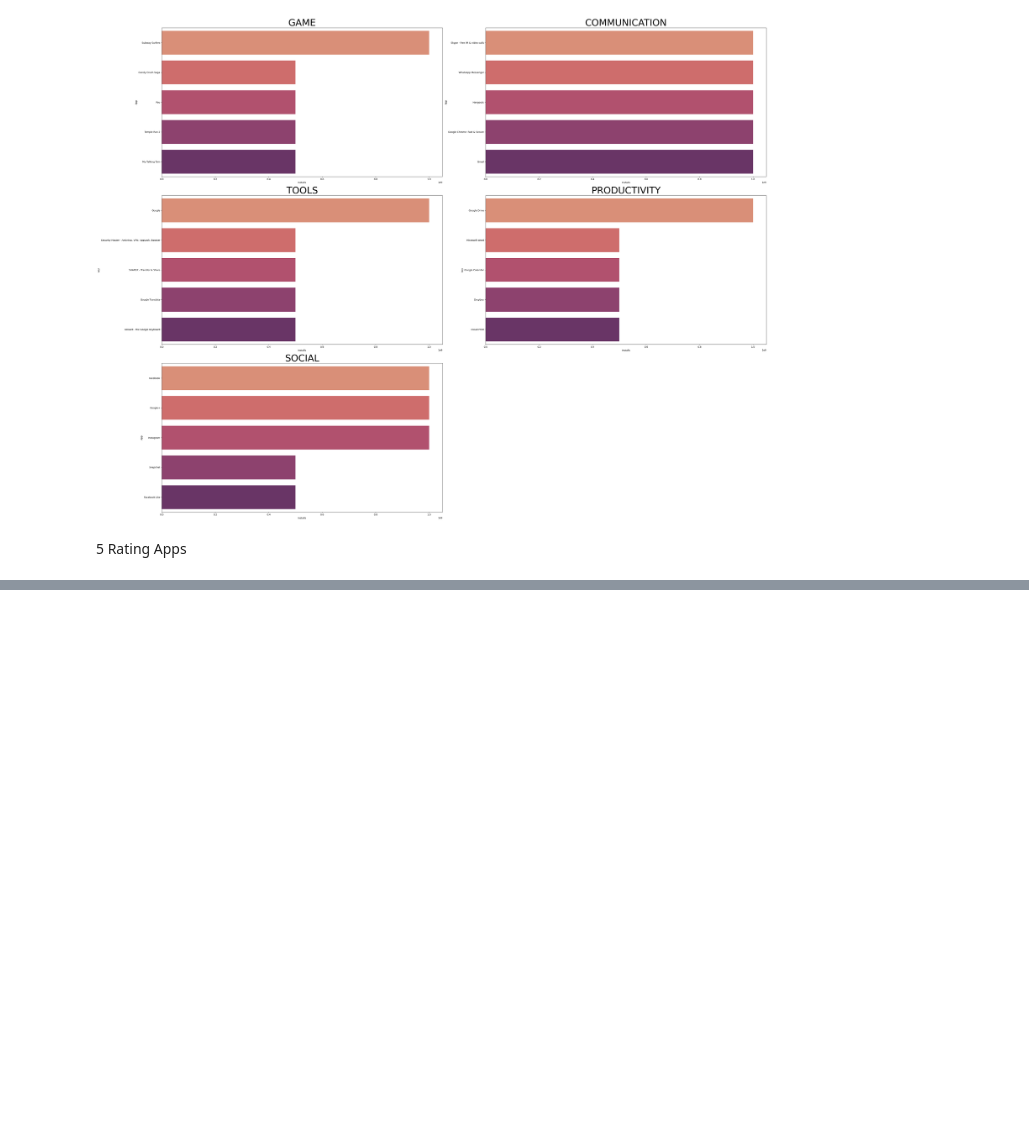
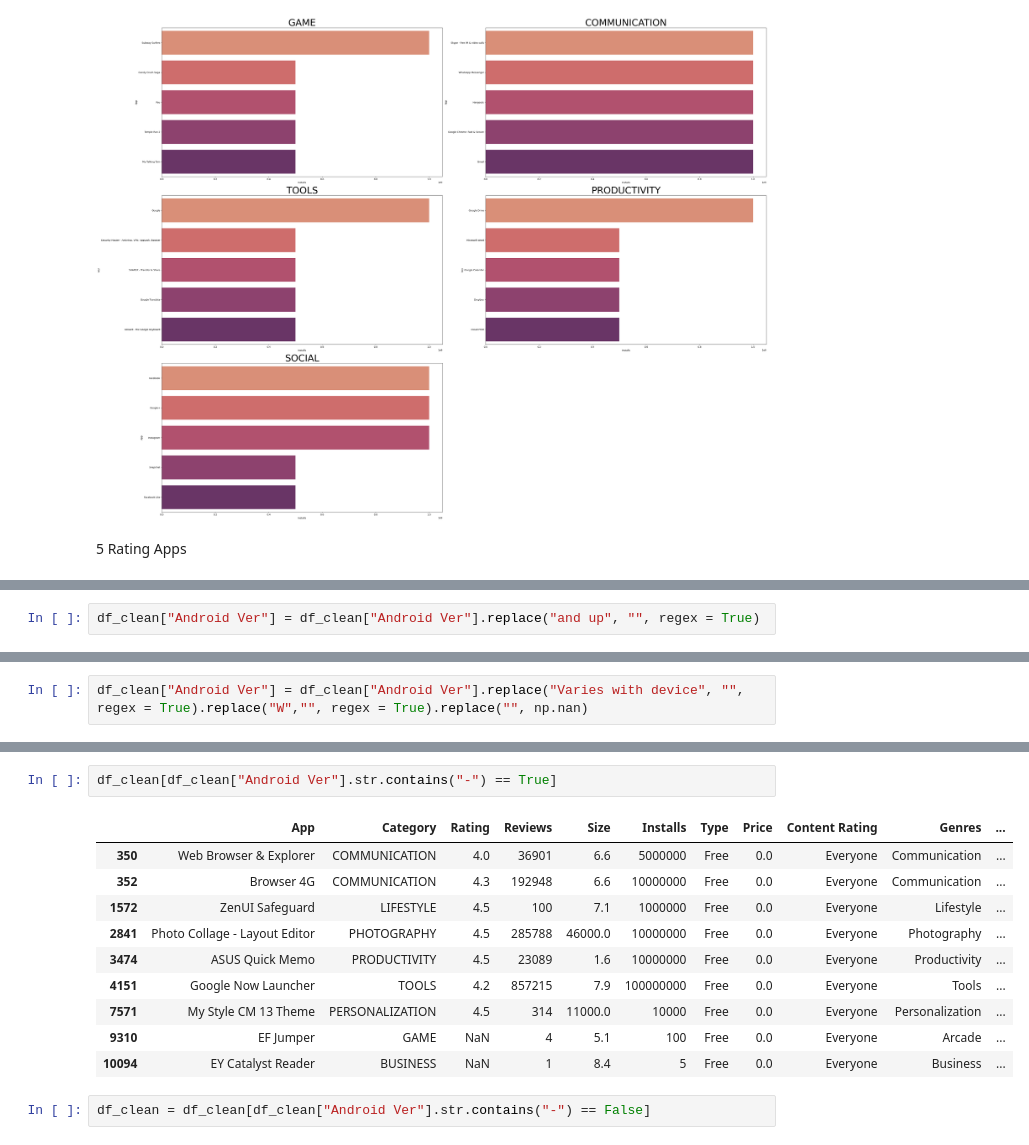
Before and after one commit to byt23/EDA-FeatureEngineering-Resampling_Encoding, a Jupyter notebook: EDA & Encoding/google_play_store.ipynb, the cells around one changed output, grey strips where cells are left out. Saved outputs shown, nothing was run; the diff lists cells and outputs as text; blank space fills up the shorter version.

Commit message:
- I finished "google_play_store.ipynb".

```diff
--- a/EDA & Encoding/google_play_store.ipynb
+++ b/EDA & Encoding/google_play_store.ipynb
@@ -944,0 +981,2 @@ Name: Rating, Length: 9659, dtype: float64
+# %%
+df_clean["Android Ver"] = df_clean["Android Ver"].replace("and up", "", regex = True)
@@ -944,0 +998,2 @@ Name: Rating, Length: 9659, dtype: float64
+# %%
+df_clean["Android Ver"] = df_clean["Android Ver"].replace("Varies with device", "", regex = True).replace("W","", regex = True).replace("", np.nan)
@@ -944,0 +1029,15 @@ Name: Rating, Length: 9659, dtype: float64
+# %%
+df_clean[df_clean["Android Ver"].str.contains("-") == True]
+# %% [output]
+|  | App | Category | Rating | Reviews | Size | Installs | Type | Price | Content Rating | Genres | ... |
+| 350 | Web Browser & Explorer | COMMUNICATION | 4.0 | 36901 | 6.6 | 5000000 | Free | 0.0 | Everyone | Communication | ... |
+| 352 | Browser 4G | COMMUNICATION | 4.3 | 192948 | 6.6 | 10000000 | Free | 0.0 | Everyone | Communication | ... |
+| 1572 | ZenUI Safeguard | LIFESTYLE | 4.5 | 100 | 7.1 | 1000000 | Free | 0.0 | Everyone | Lifestyle | ... |
+| 2841 | Photo Collage - Layout Editor | PHOTOGRAPHY | 4.5 | 285788 | 46000.0 | 10000000 | Free | 0.0 | Everyone | Photography | ... |
+| 3474 | ASUS Quick Memo | PRODUCTIVITY | 4.5 | 23089 | 1.6 | 10000000 | Free | 0.0 | Everyone | Productivity | ... |
+| 4151 | Google Now Launcher | TOOLS | 4.2 | 857215 | 7.9 | 100000000 | Free | 0.0 | Everyone | Tools | ... |
+| 7571 | My Style CM 13 Theme | PERSONALIZATION | 4.5 | 314 | 11000.0 | 10000 | Free | 0.0 | Everyone | Personalization | ... |
+| 9310 | EF Jumper | GAME | NaN | 4 | 5.1 | 100 | Free | 0.0 | Everyone | Arcade | ... |
+| 10094 | EY Catalyst Reader | BUSINESS | NaN | 1 | 8.4 | 5 | Free | 0.0 | Everyone | Business | ... |
+# %%
+df_clean = df_clean[df_clean["Android Ver"].str.contains("-") == False]
```
Also changed, not shown: parts of 22 cells of this notebook.
